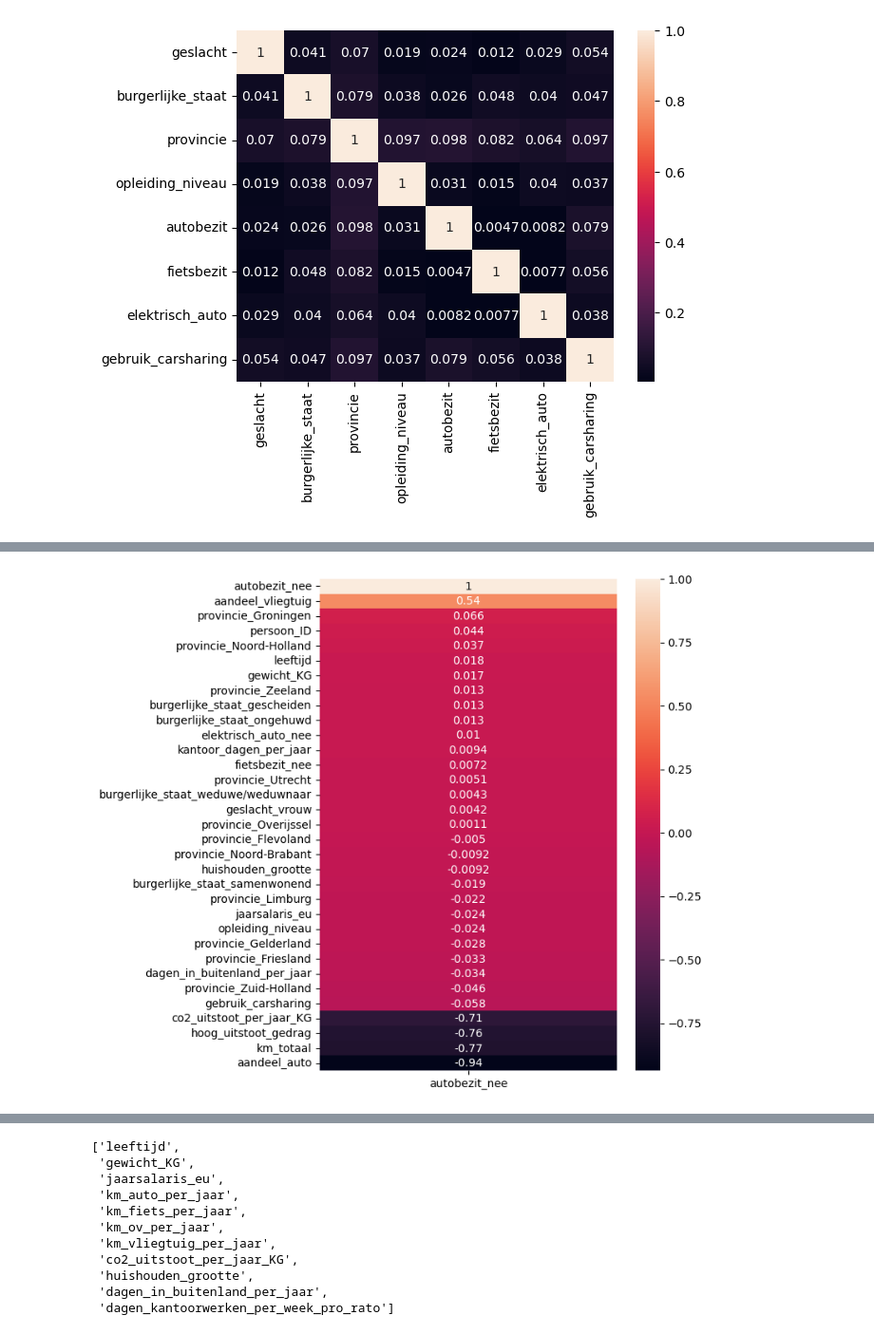
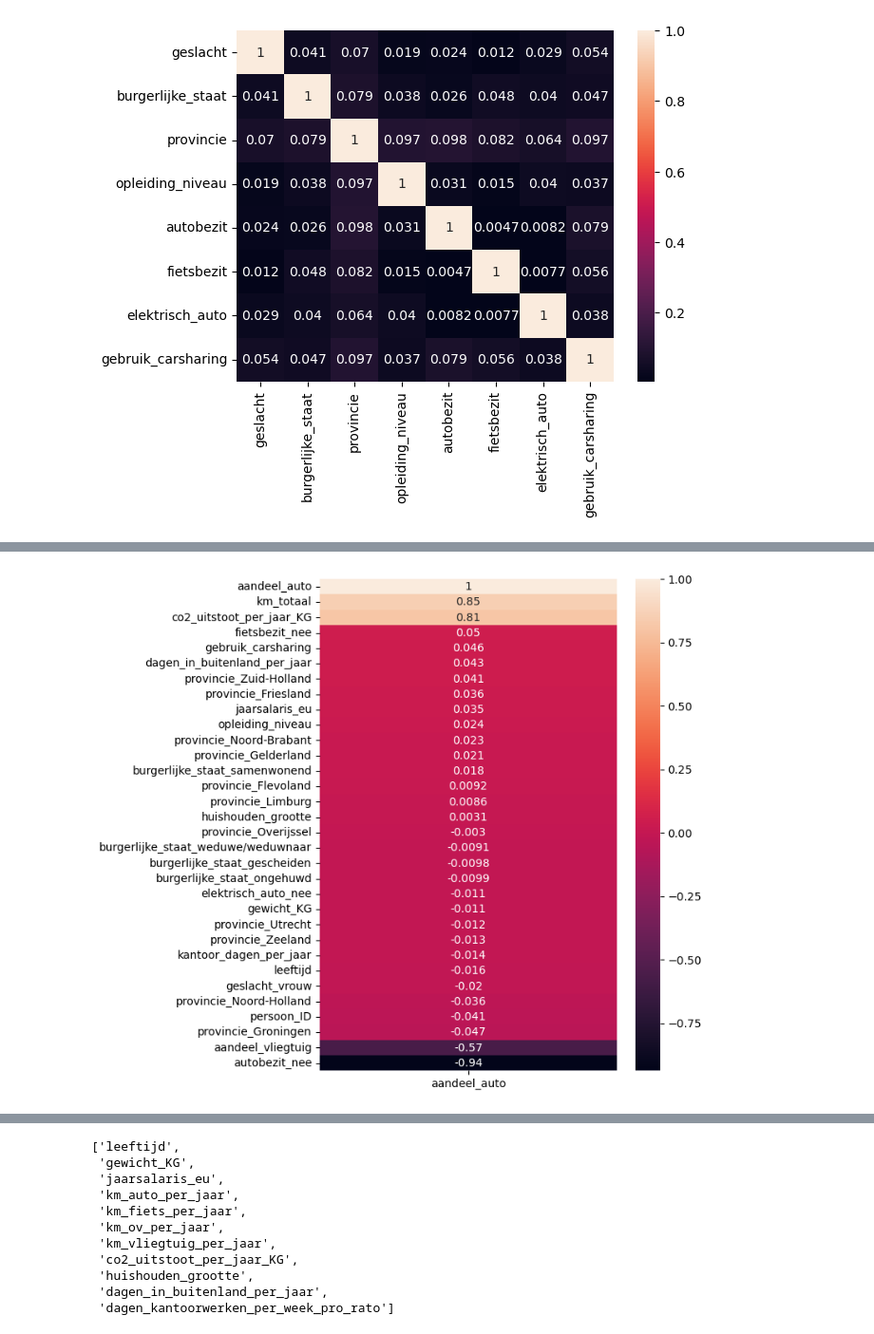
Before and after one commit to svenkr-6/Wiskunde_II_Portfolio, a Jupyter notebook: Sven.ipynb, the cells around one changed output, grey strips where cells are left out. Shown at 95% size. Cells and saved outputs as stored; diff of their text form; code cells hidden in the pictures.

```diff
--- a/Sven.ipynb
+++ b/Sven.ipynb
@@ -63,6 +62,6 @@ memory usage: 250.6 KB
 # %%
-feature_eng_cols = ['km_totaal', 'aandeel_auto', 'aandeel_vliegtuig', 'kantoor_dagen_per_jaar', 'hoog_uitstoot_gedrag']
+#feature_eng_cols = ['km_totaal', 'aandeel_auto', 'aandeel_vliegtuig', 'kantoor_dagen_per_jaar', 'hoog_uitstoot_gedrag']
 
-raw_eng_cols = ['km_auto_per_jaar', 'km_fiets_per_jaar', 'km_ov_per_jaar', 'km_vliegtuig_per_jaar', 'dagen_kantoorwerken_per_week_pro_rato']
+#raw_eng_cols = ['km_auto_per_jaar', 'km_fiets_per_jaar', 'km_ov_per_jaar', 'km_vliegtuig_per_jaar', 'dagen_kantoorwerken_per_week_pro_rato']
 
-df_transformed = df_transformed.drop(raw_eng_cols, axis=1)
+#df_transformed = df_transformed.drop(raw_eng_cols, axis=1)
@@ -165,12 +173,12 @@ corr_target
 # %%
-corr_target = df_transformed.corrwith(df_transformed['autobezit_nee']).sort_values(ascending=False).to_frame(name='autobezit_nee')
+corr_target = df_transformed.corrwith(df_transformed['aandeel_auto']).sort_values(ascending=False).to_frame(name='aandeel_auto')
 
 plt.figure(figsize=(6, 8))
 sns.heatmap(corr_target, annot=True)
 
 plt.show()
 # %% [output]
-[figure, old version]
+[figure, new version]
 # %%
 X = df_transformed.drop(['co2_uitstoot_per_jaar_KG', 'persoon_ID'], axis=1)
 y = df_transformed['co2_uitstoot_per_jaar_KG']
```
Also changed, not shown: parts of 15 cells of this notebook.
